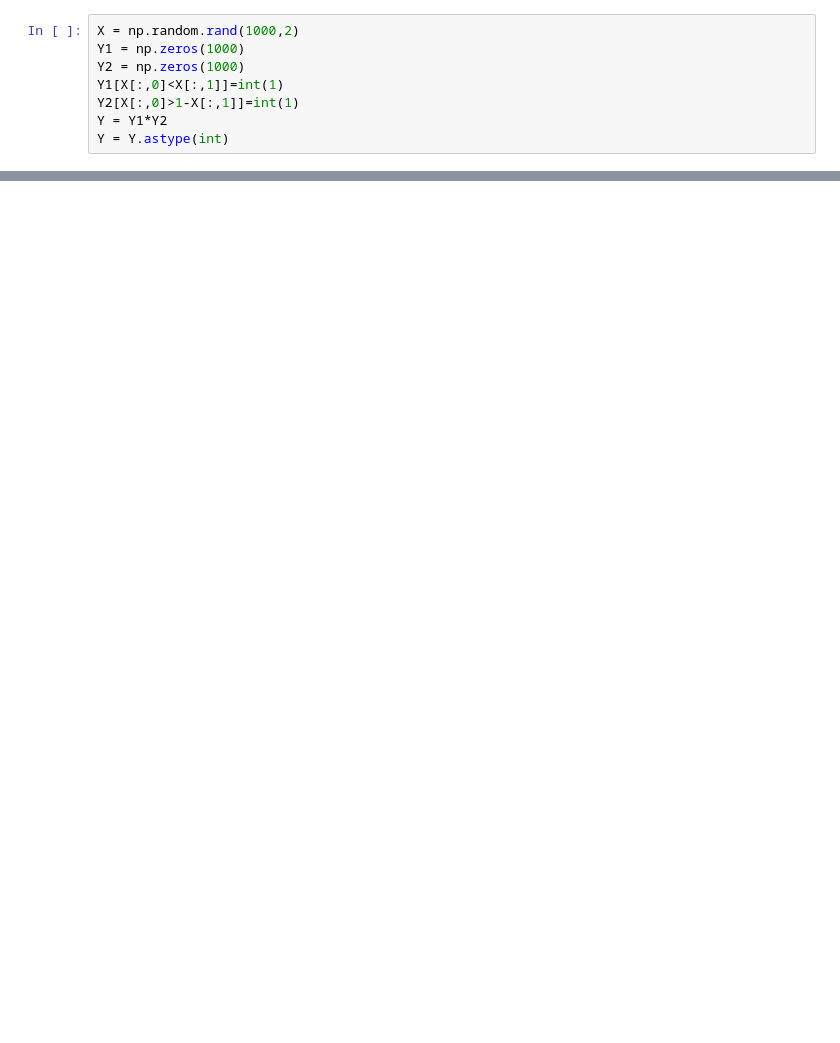
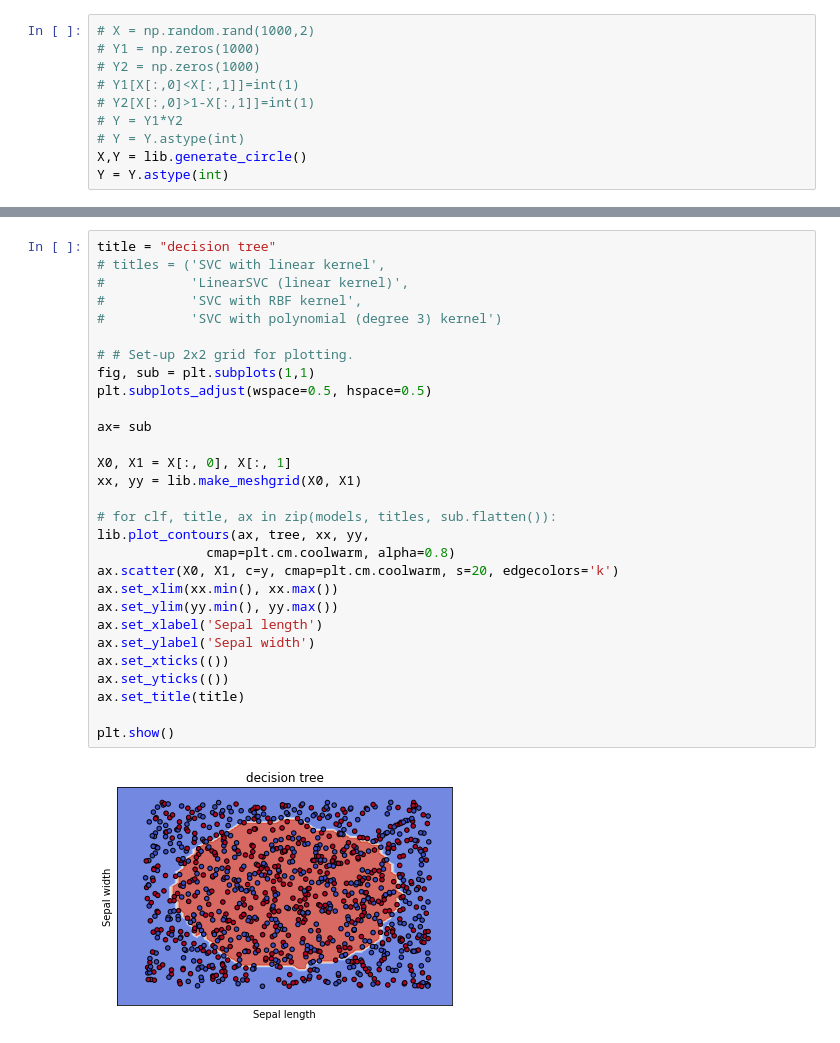
Before and after one commit to guy-amir/tree-comparison, a Jupyter notebook: oblique_tree.ipynb, the cells around one changed output, grey strips where cells are left out. Drawn from its saved outputs; the diff is of its cells as text; blank space fills up the shorter version.

Commit message:
made nice circle with NN

```diff
--- a/oblique_tree.ipynb
+++ b/oblique_tree.ipynb
@@ -10,10 +12,12 @@ import matplotlib.pyplot as plt
 # %%
-X = np.random.rand(1000,2)
-Y1 = np.zeros(1000)
-Y2 = np.zeros(1000)
-Y1[X[:,0]<X[:,1]]=int(1)
-Y2[X[:,0]>1-X[:,1]]=int(1)
-Y = Y1*Y2
+# X = np.random.rand(1000,2)
+# Y1 = np.zeros(1000)
+# Y2 = np.zeros(1000)
+# Y1[X[:,0]<X[:,1]]=int(1)
+# Y2[X[:,0]>1-X[:,1]]=int(1)
+# Y = Y1*Y2
+# Y = Y.astype(int)
+X,Y = lib.generate_circle()
 Y = Y.astype(int)
 # %%
 from sklearn.datasets import load_iris, load_breast_cancer
@@ -52,0 +50,31 @@ numpy.float64
+# %%
+title = "decision tree"
+# titles = ('SVC with linear kernel',
+#           'LinearSVC (linear kernel)',
+#           'SVC with RBF kernel',
+#           'SVC with polynomial (degree 3) kernel')
+
+# # Set-up 2x2 grid for plotting.
+fig, sub = plt.subplots(1,1)
+plt.subplots_adjust(wspace=0.5, hspace=0.5)
+
+ax= sub
+
+X0, X1 = X[:, 0], X[:, 1]
+xx, yy = lib.make_meshgrid(X0, X1)
+
+# for clf, title, ax in zip(models, titles, sub.flatten()):
+lib.plot_contours(ax, tree, xx, yy,
+              cmap=plt.cm.coolwarm, alpha=0.8)
+ax.scatter(X0, X1, c=y, cmap=plt.cm.coolwarm, s=20, edgecolors='k')
+ax.set_xlim(xx.min(), xx.max())
+ax.set_ylim(yy.min(), yy.max())
+ax.set_xlabel('Sepal length')
+ax.set_ylabel('Sepal width')
+ax.set_xticks(())
+ax.set_yticks(())
+ax.set_title(title)
+
+plt.show()
+# %% [output]
+[figure, added]
```
Also changed, not shown: parts of 4 cells of this notebook, 12 other files.
